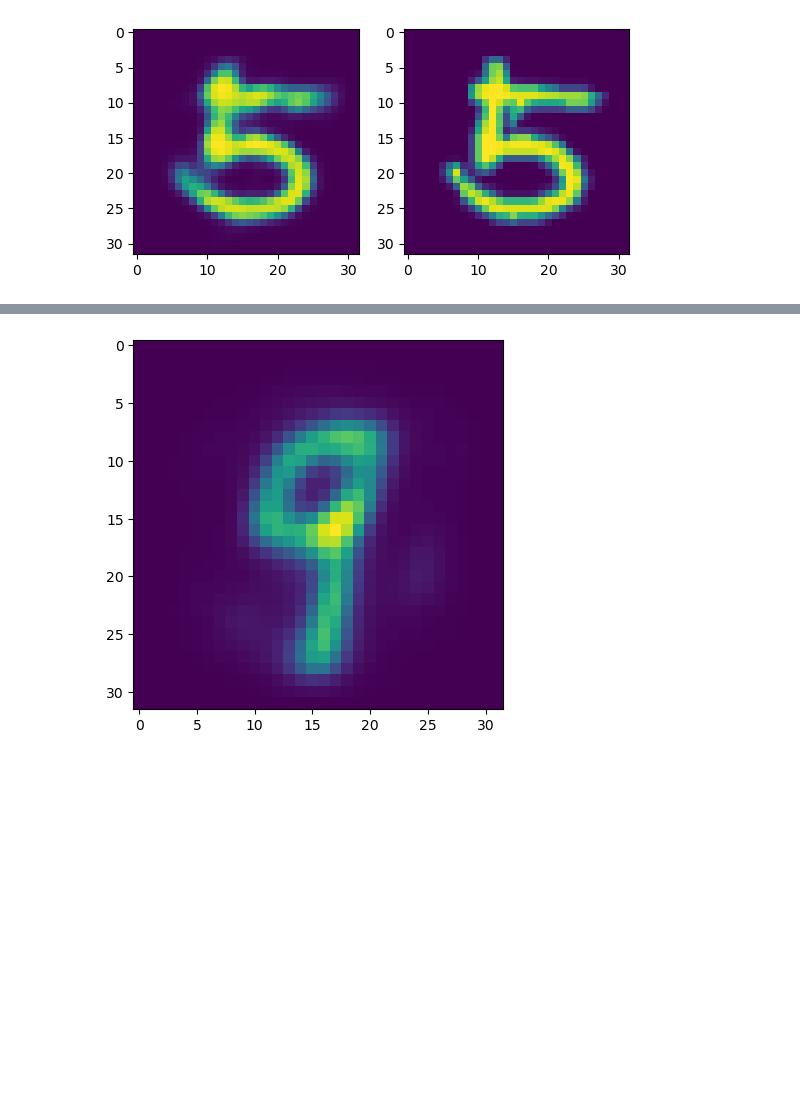
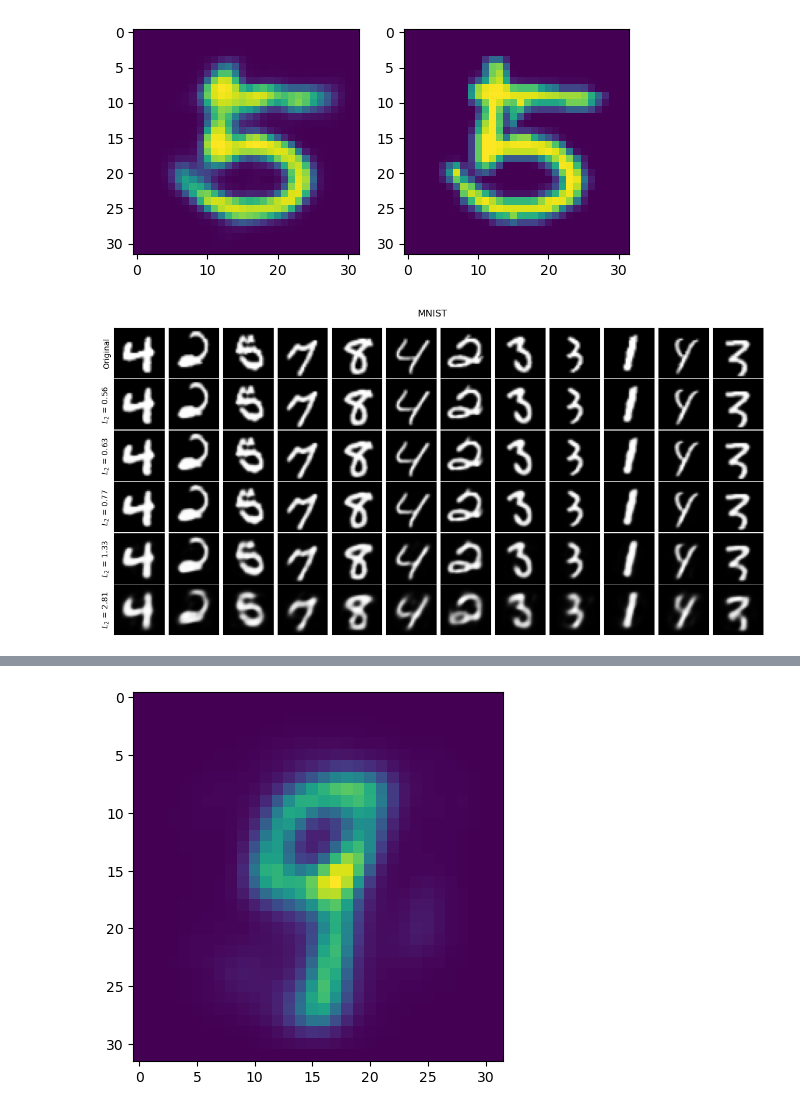
Before and after one commit to IDEALLab/Least_Volume_ICLR2024, a Jupyter notebook: notebook/reconstruction_image_dp.ipynb, the cells around one changed output, grey strips where cells are left out. Cells and saved outputs as stored; diff of their text form; code cells hidden in the pictures; blank space fills up the shorter version.

```diff
--- a/notebook/reconstruction_image_dp.ipynb
+++ b/notebook/reconstruction_image_dp.ipynb
@@ -153,3 +196,21 @@ L1AE_BCE(
     )
   )
 )
+# %%
+path = '../saves/image/mnist/non/bce_0.0/'
+configs = read_configs('mnist', src=path)
+nae = AutoEncoder(configs, DCDiscriminator, TrueSNDCGeneratorSig, Adam).to('cuda:5')
+nae.load(path + 'non_mnist399.tar')
+
+# path = '../saves/image/mnist/lasso/lasso_0.01/'
+# configs = read_configs('mnist', src=path)
+# ae = L1AE_BCE(configs, DCDiscriminator, TrueSNDCGeneratorSig, Adam).to('cuda:5')
+# ae.load(path + 'mnist399.tar')
+
+# path = '../saves/image/mnist/l1/l1_0.003/'
+# configs = read_configs('mnist_l1', src=path)
+# ae = L1AE_BCE(configs, DCDiscriminator, TrueSNDCGeneratorSig, Adam).to('cuda:5')
+# ae.load(path + 'l1_mnist399.tar')
+
+
+nae.eval()
@@ -203,3 +275,35 @@ ax.imshow(mnist_train[i, 0].detach().cpu())
 # %% [output]
 <matplotlib.image.AxesImage at 0x...>
 [figure]
+# %%
+idx = np.random.randint(0, 10000, 12)
+
+fig, axs = plt.subplots(6, 12, figsize=(12, 6))
+for i, ax in enumerate(axs[0]):
+    ax.imshow(mnist_test[idx[i], 0].detach().cpu(), cmap='gray')
+    if i == 0: ax.set_ylabel('Original')
+
+for j, lam in enumerate(reversed([3e-2, 1e-2, 3e-3, 1e-3, 3e-4])):
+    path = '../saves/image/mnist/lasso/lasso_{}/'.format(lam)
+    configs = read_configs('mnist', src=path)
+    ae = L1AE_BCE(configs, DCDiscriminator, TrueSNDCGeneratorSig, Adam).to('cuda:5')
+    ae.load(path + 'mnist399.tar')
+    ae.eval()
+
+    with torch.no_grad():
+        rec = ae.decode(ae.encode(mnist_test))
+        loss_l2 = l2_loss(rec, mnist_test)
+
+    for i, ax in enumerate(axs[j+1]):
+        ax.imshow(rec[idx[i], 0].detach().cpu(), cmap='gray')
+        if i == 0: ax.set_ylabel('$L_2$ = {:.2f}'.format(loss_l2))
+
+[axi.set_xticks([]) for axi in axs.ravel()]
+[axi.set_yticks([]) for axi in axs.ravel()]
+
+fig.suptitle('MNIST')
+fig.tight_layout()
+plt.subplots_adjust(wspace=0.03, hspace=0.03)
+plt.show()
+# %% [output]
+[figure, added]
```
Also changed, not shown: parts of 23 cells of this notebook, 3 other files.
